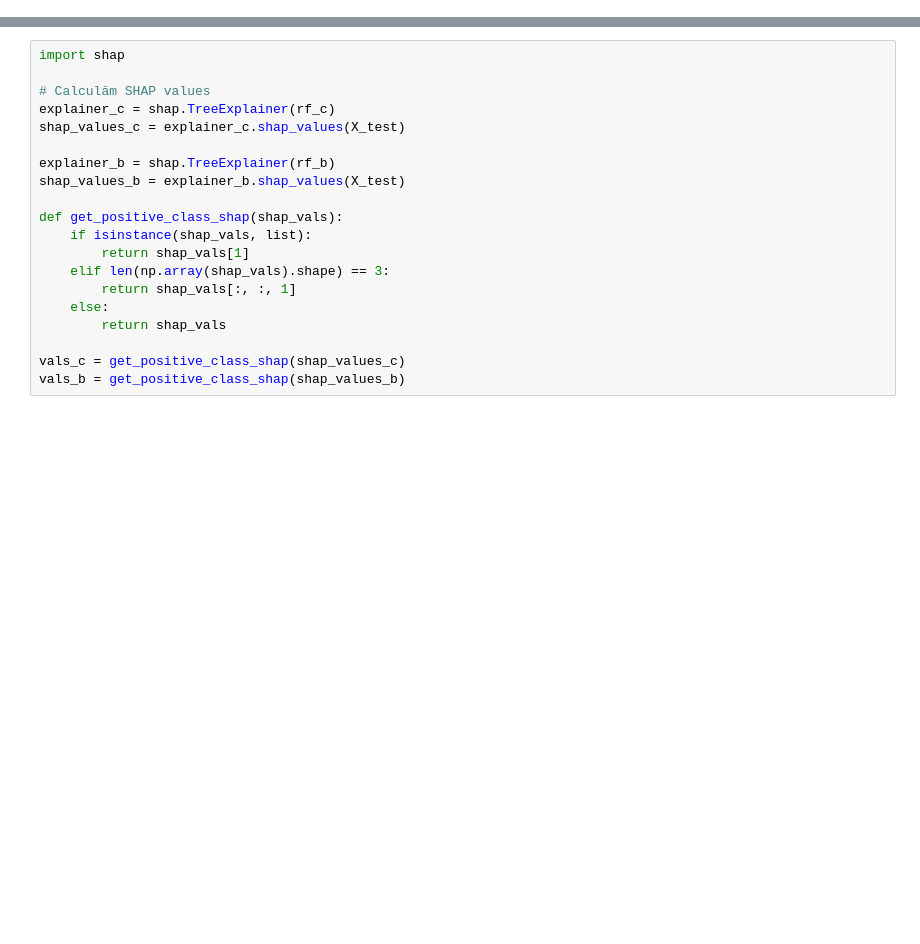
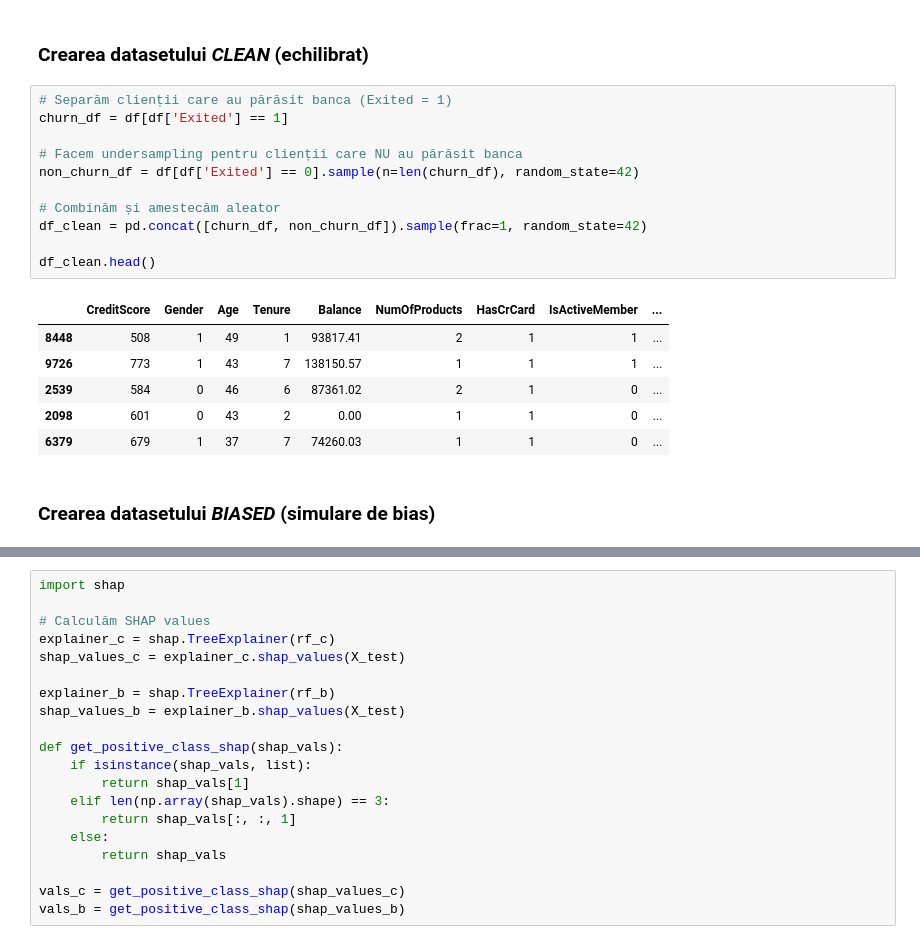
Before and after one commit to danielperebinos/UTM-SAD, a Jupyter notebook: lab_2.ipynb, the cells around one changed output, grey strips where cells are left out. Saved outputs shown, nothing was run; the diff lists cells and outputs as text; blank space fills up the shorter version.

```diff
--- a/lab_2.ipynb
+++ b/lab_2.ipynb
@@ -60,0 +79,22 @@ df_biased.head()
+# %% [markdown]
+### Crearea datasetului *CLEAN* (echilibrat)
+# %%
+# Separăm clienții care au părăsit banca (Exited = 1)
+churn_df = df[df['Exited'] == 1]
+
+# Facem undersampling pentru clienții care NU au părăsit banca
+non_churn_df = df[df['Exited'] == 0].sample(n=len(churn_df), random_state=42)
+
+# Combinăm și amestecăm aleator
+df_clean = pd.concat([churn_df, non_churn_df]).sample(frac=1, random_state=42)
+
+df_clean.head()
+# %% [output]
+|  | CreditScore | Gender | Age | Tenure | Balance | NumOfProducts | HasCrCard | IsActiveMember | ... |
+| 8448 | 508 | 1 | 49 | 1 | 93817.41 | 2 | 1 | 1 | ... |
+| 9726 | 773 | 1 | 43 | 7 | 138150.57 | 1 | 1 | 1 | ... |
+| 2539 | 584 | 0 | 46 | 6 | 87361.02 | 2 | 1 | 0 | ... |
+| 2098 | 601 | 0 | 43 | 2 | 0.00 | 1 | 1 | 0 | ... |
+| 6379 | 679 | 1 | 37 | 7 | 74260.03 | 1 | 1 | 0 | ... |
+# %% [markdown]
+### Crearea datasetului *BIASED* (simulare de bias)
```
Also changed, not shown: parts of 35 cells of this notebook.
